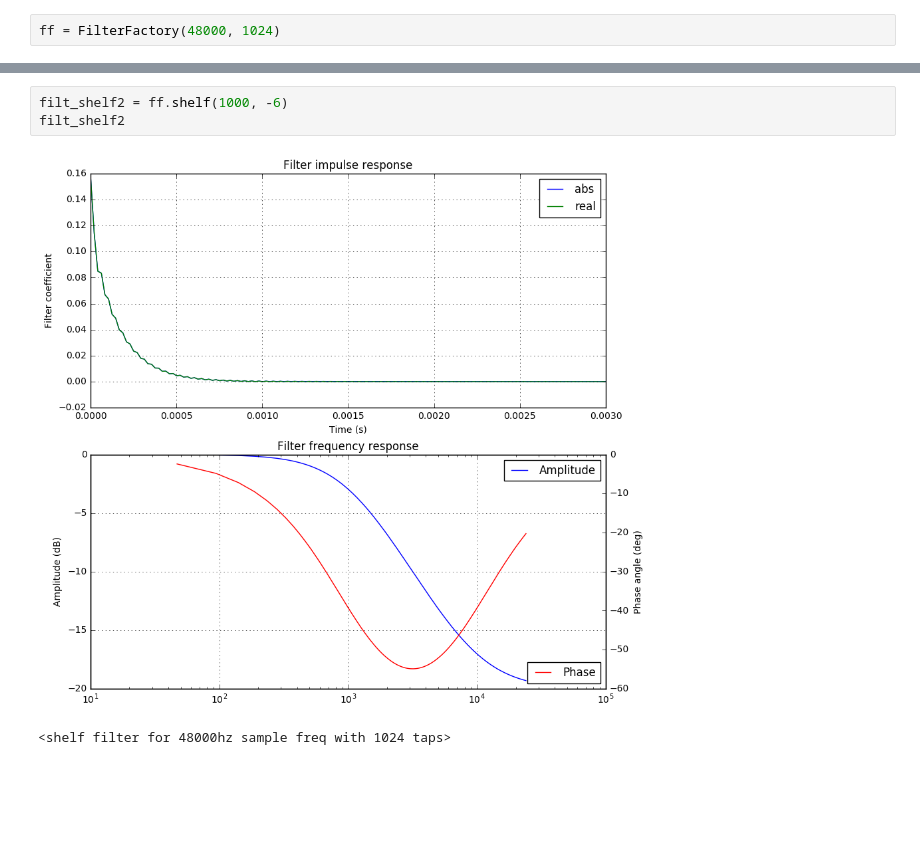
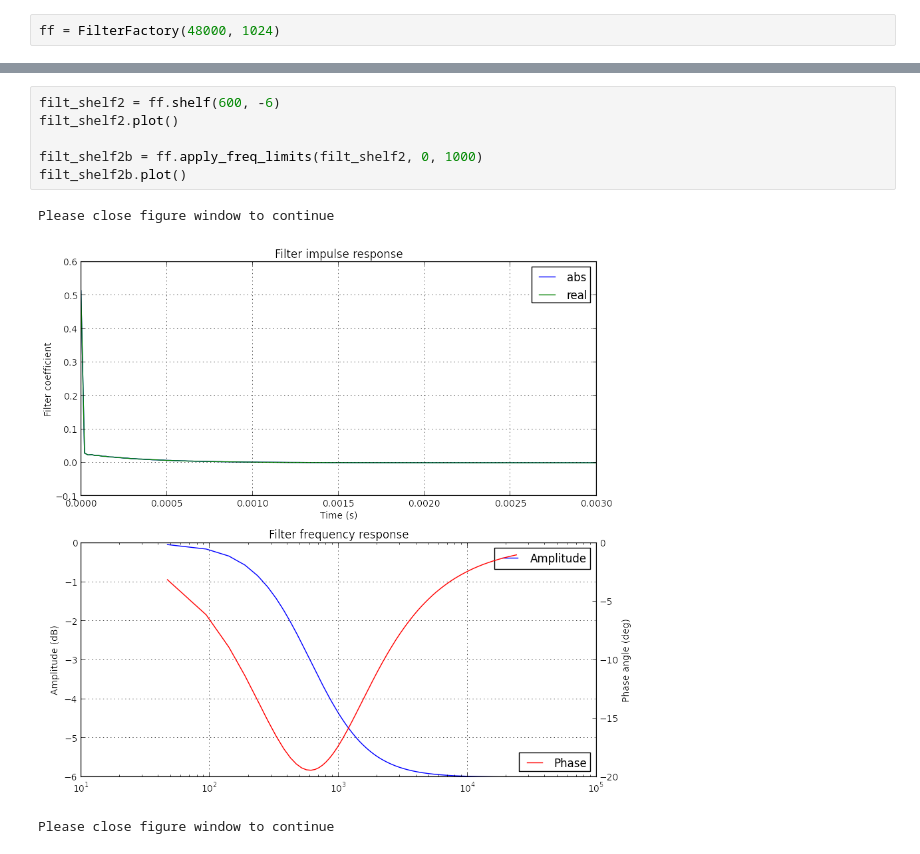
Before and after one commit to axiak/speakers, a Jupyter notebook: notebooks/FilterBlocks.ipynb, the cells around one changed output, grey strips where cells are left out. Drawn from its saved outputs; the diff is of its cells as text; blank space fills up the shorter version.

Commit message:
Add tests of apply_freq_limits() to FilterBlocks.ipynb

```diff
--- a/notebooks/FilterBlocks.ipynb
+++ b/notebooks/FilterBlocks.ipynb
@@ -19,7 +19,11 @@ filt_shelf1
 <shelf filter for 48000hz sample freq with 1024 taps>
 # %%
-filt_shelf2 = ff.shelf(1000, -6)
-filt_shelf2
+filt_shelf2 = ff.shelf(600, -6)
+filt_shelf2.plot()
+
+filt_shelf2b = ff.apply_freq_limits(filt_shelf2, 0, 1000)
+filt_shelf2b.plot()
 # %% [output]
+Please close figure window to continue
-[figure, old version]
+[figure, new version]
-<shelf filter for 48000hz sample freq with 1024 taps>
+Please close figure window to continue
```
Also changed, not shown: parts of 16 cells of this notebook.
